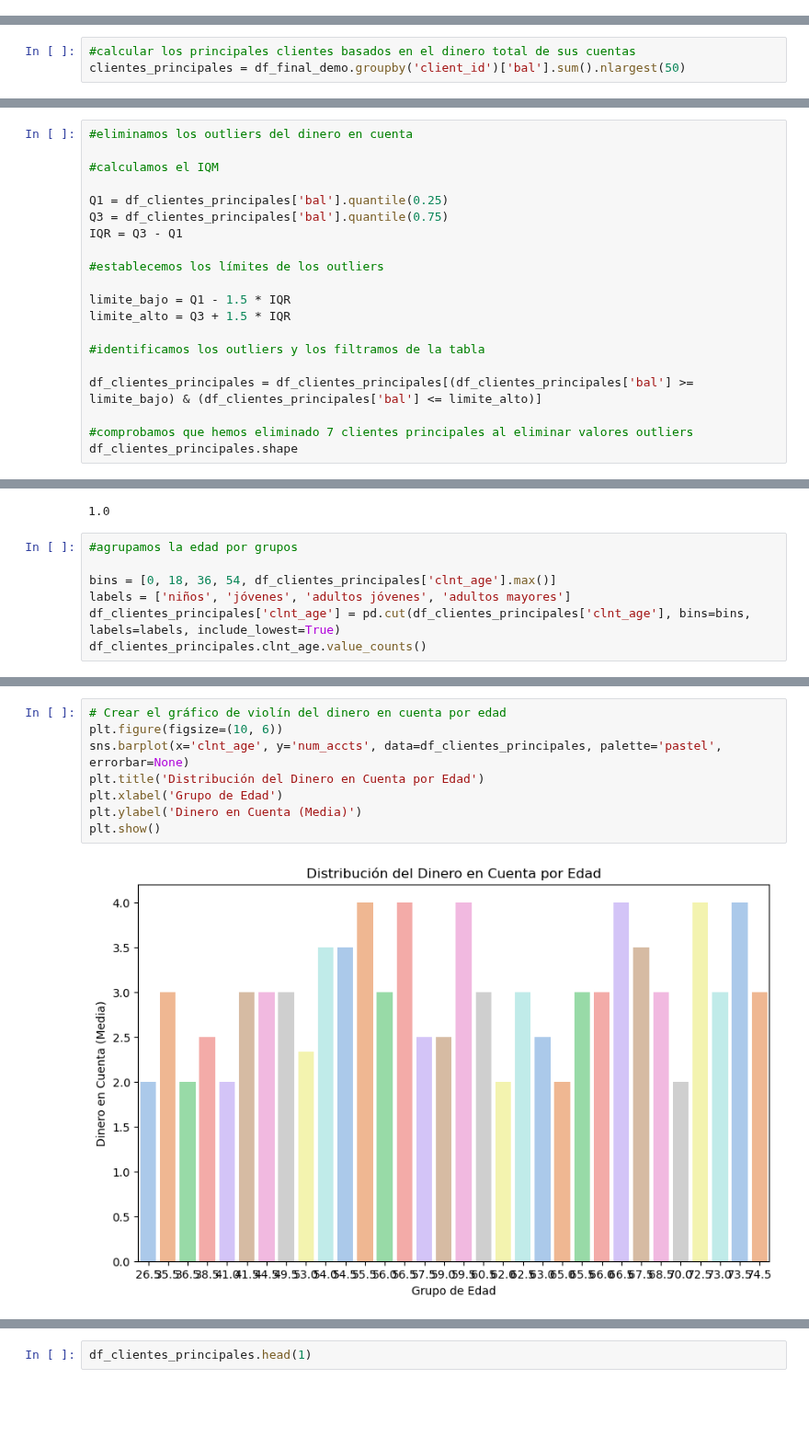
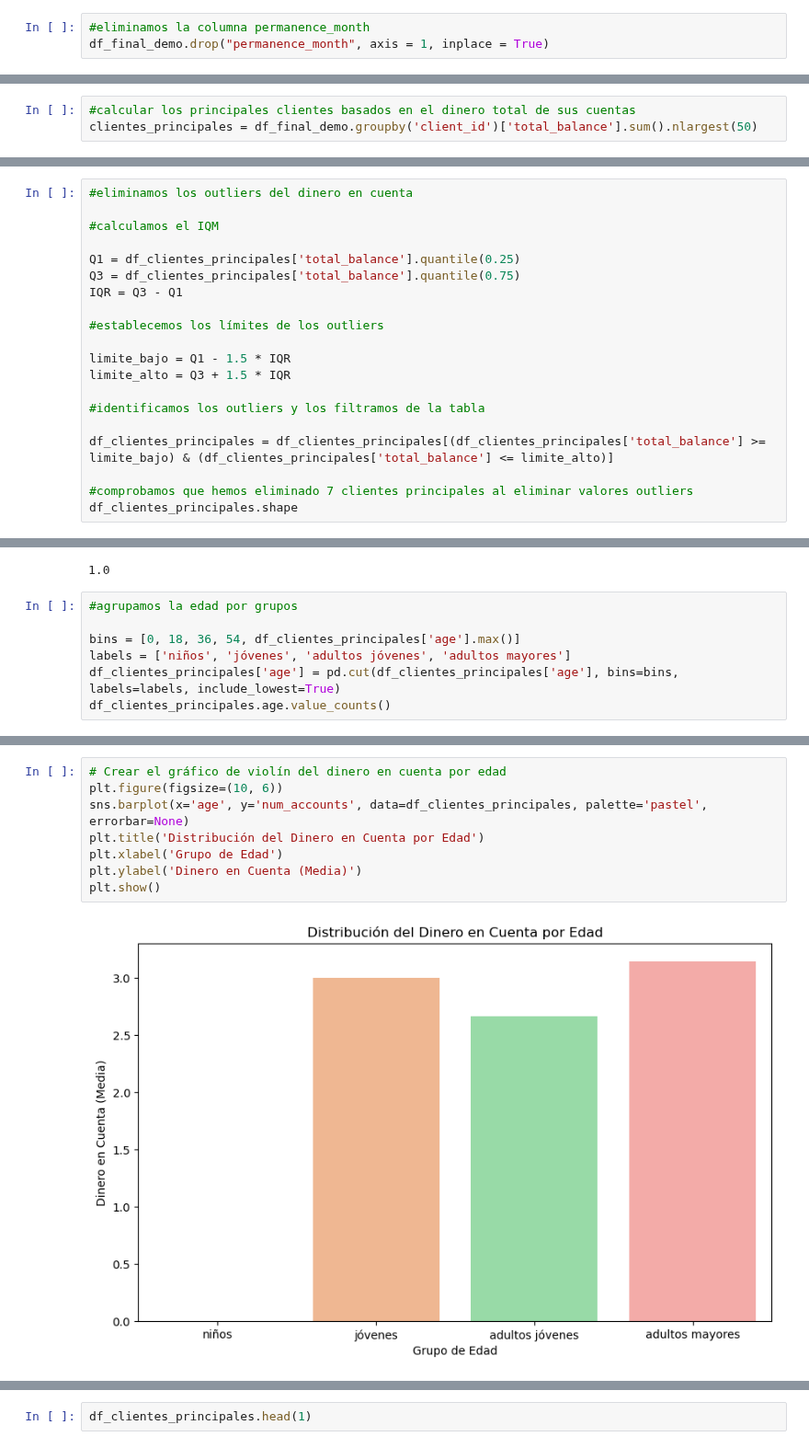
Before and after one commit to alicia-perez-diez/vanguard, a Jupyter notebook: notebooks/main.ipynb, the cells around one changed output, grey strips where cells are left out. Shown at 92% size. Cells and saved outputs as stored; diff of their text form; blank space fills up the shorter version.

```diff
--- a/notebooks/main.ipynb
+++ b/notebooks/main.ipynb
@@ -95,0 +139,3 @@ dtype: int64
+# %%
+#eliminamos la columna permanence_month
+df_final_demo.drop("permanence_month", axis = 1, inplace = True)
@@ -96,6 +160,6 @@ dtype: int64
 # %%
 #calcular los principales clientes basados en el dinero total de sus cuentas
-clientes_principales = df_final_demo.groupby('client_id')['bal'].sum().nlargest(50)
+clientes_principales = df_final_demo.groupby('client_id')['total_balance'].sum().nlargest(50)
 # %%
 #filtramos el dataframe original solo para los clientes principales
 
@@ -334,8 +398,8 @@ skewness_dinero_en_cuenta, kurtosis_dinero_en_cuenta
 
 #calculamos el IQM
 
-Q1 = df_clientes_principales['bal'].quantile(0.25)
-Q3 = df_clientes_principales['bal'].quantile(0.75)
+Q1 = df_clientes_principales['total_balance'].quantile(0.25)
+Q3 = df_clientes_principales['total_balance'].quantile(0.75)
 IQR = Q3 - Q1
 
 #establecemos los límites de los outliers
@@ -345,7 +409,7 @@ limite_alto = Q3 + 1.5 * IQR
 
 #identificamos los outliers y los filtramos de la tabla
 
-df_clientes_principales = df_clientes_principales[(df_clientes_principales['bal'] >= limite_bajo) & (df_clientes_principales['bal'] <= limite_alto)]
+df_clientes_principales = df_clientes_principales[(df_clientes_principales['total_balance'] >= limite_bajo) & (df_clientes_principales['total_balance'] <= limite_alto)]
 
 #comprobamos que hemos eliminado 7 clientes principales al eliminar valores outliers
 df_clientes_principales.shape
@@ -384,8 +448,8 @@ chi2_statistic, chi2_p_value
 # %%
 #agrupamos la edad por grupos
 
-bins = [0, 18, 36, 54, df_clientes_principales['clnt_age'].max()]
+bins = [0, 18, 36, 54, df_clientes_principales['age'].max()]
 labels = ['niños', 'jóvenes', 'adultos jóvenes', 'adultos mayores']
-df_clientes_principales['clnt_age'] = pd.cut(df_clientes_principales['clnt_age'], bins=bins, labels=labels, include_lowest=True)
-df_clientes_principales.clnt_age.value_counts()
+df_clientes_principales['age'] = pd.cut(df_clientes_principales['age'], bins=bins, labels=labels, include_lowest=True)
+df_clientes_principales.age.value_counts()
 # %% [output]
@@ -393,13 +457,13 @@ ValueError: bins must increase monotonically.
 # %%
 # Crear el gráfico de violín del dinero en cuenta por edad
 plt.figure(figsize=(10, 6))
-sns.barplot(x='clnt_age', y='num_accts', data=df_clientes_principales, palette='pastel', errorbar=None)
+sns.barplot(x='age', y='num_accounts', data=df_clientes_principales, palette='pastel', errorbar=None)
 plt.title('Distribución del Dinero en Cuenta por Edad')
 plt.xlabel('Grupo de Edad')
 plt.ylabel('Dinero en Cuenta (Media)')
 plt.show()
 # %% [output]
-[figure, old version]
+[figure, new version]
 # %%
 #creamos una columna para el grupo de dinero en cuenta
 
```
Also changed, not shown: parts of 38 cells of this notebook, 1 other file.
